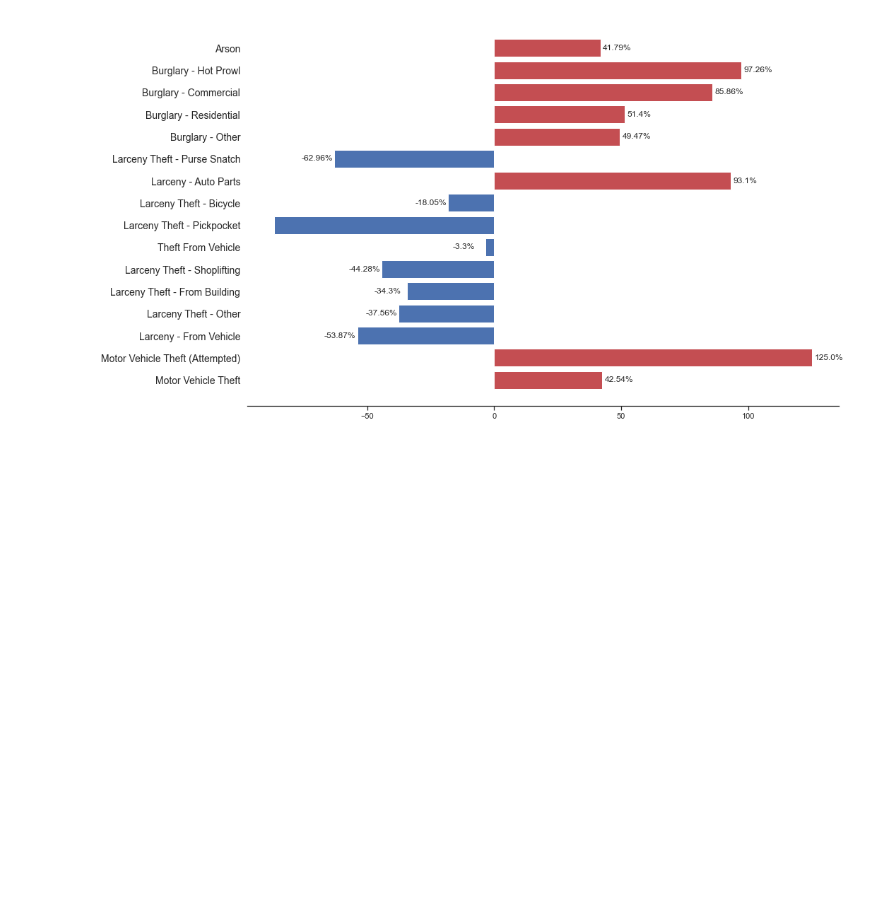
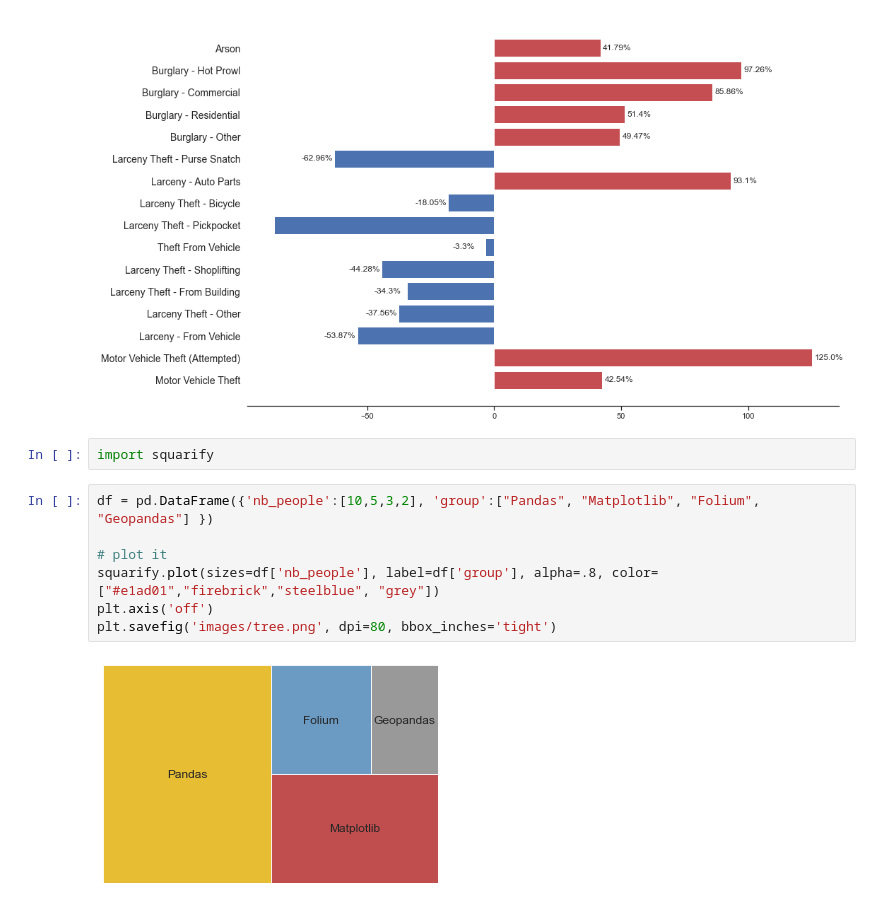
Before and after one commit to baharbiazar/San_Francisco_crime_EDA, a Jupyter notebook: cap1_draft.ipynb, the cells around one changed output. Drawn from its saved outputs; the diff is of its cells as text; blank space fills up the shorter version.

Commit message:
color updates

```diff
--- a/cap1_draft.ipynb
+++ b/cap1_draft.ipynb
@@ -686,3 +686,14 @@ for p in ax.patches:
         ax.annotate(f'{width}%', (x + width -13 , y+ height/2.5))
 # %% [output]
 [figure]
+# %%
+import squarify
+# %%
+df = pd.DataFrame({'nb_people':[10,5,3,2], 'group':["Pandas", "Matplotlib", "Folium", "Geopandas"] })
+
+# plot it
+squarify.plot(sizes=df['nb_people'], label=df['group'], alpha=.8, color=["#e1ad01","firebrick","steelblue", "grey"])
+plt.axis('off')
+plt.savefig('images/tree.png', dpi=80, bbox_inches='tight')
+# %% [output]
+[figure, added]
```
Also changed, not shown: 15 other files.
